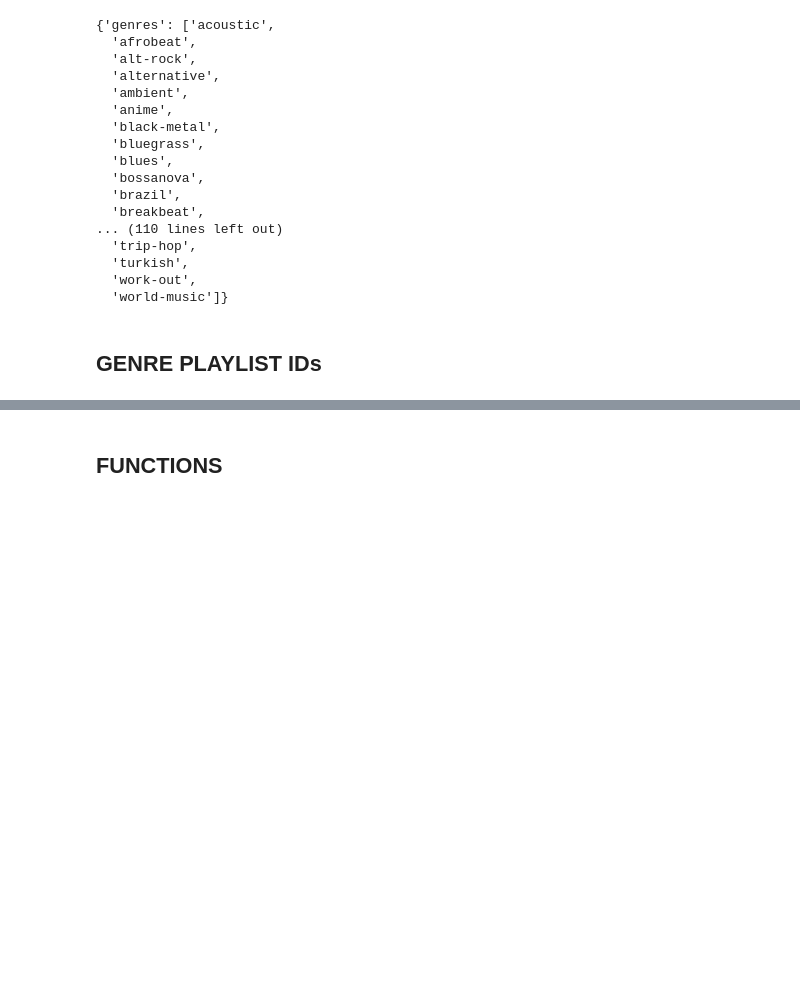
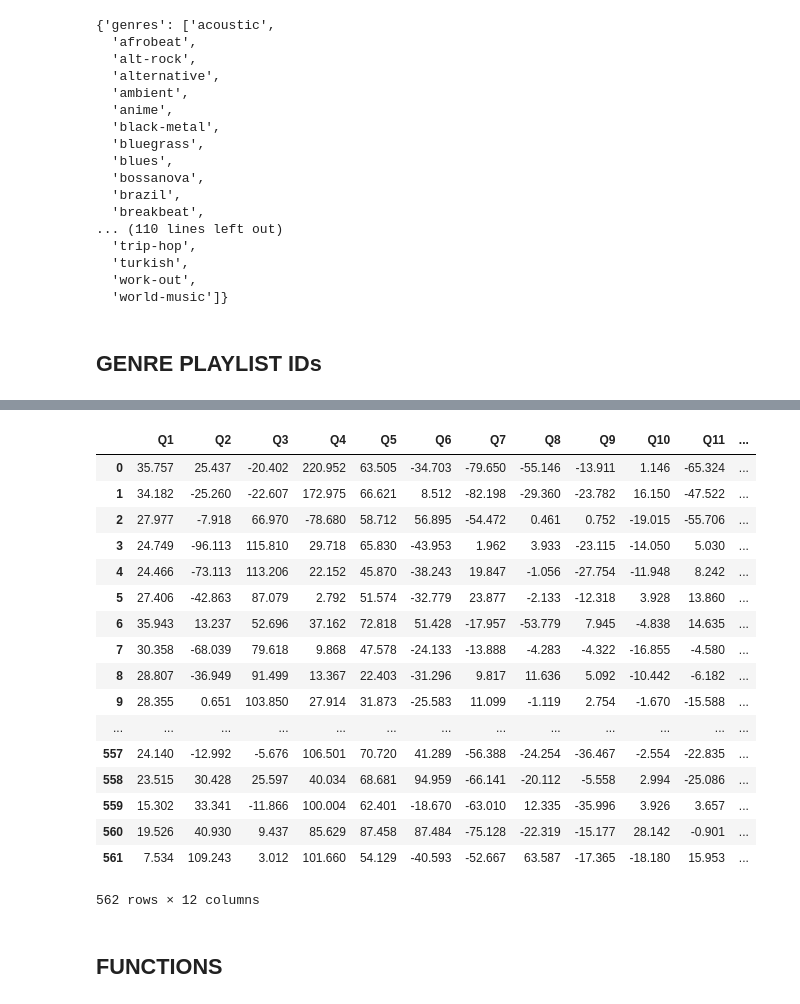
Before and after one commit to FinchMF/Classification_Models, a Jupyter notebook: spotify_api_calls.ipynb, the cells around one changed output, grey strips where cells are left out. Saved outputs shown, nothing was run; the diff lists cells and outputs as text; code cells hidden in the pictures; blank space fills up the shorter version.

```diff
--- a/spotify_api_calls.ipynb
+++ b/spotify_api_calls.ipynb
@@ -103,0 +106,2 @@ genres
+# %%
+r_15_a = requests.get('https://api.spotify.com/v1/audio-analysis/6u7jPi22kF8CTQ3rb9DHE7', headers=headers)
@@ -104,3 +216,26 @@ genres
+# %%
+timbre = pd.DataFrame(segments_t)
+timbre = timbre.rename({0:'Q1', 1:'Q2', 2:'Q3', 3:'Q4', 4:'Q5', 5: 'Q6', 6:'Q7', 7:'Q8', 8:'Q9', 9:'Q10', 10:'Q11', 11:'Q12'}, axis='columns')
+timbre
+# %% [output]
+|  | Q1 | Q2 | Q3 | Q4 | Q5 | Q6 | Q7 | Q8 | Q9 | Q10 | Q11 | ... |
+| 0 | 35.757 | 25.437 | -20.402 | 220.952 | 63.505 | -34.703 | -79.650 | -55.146 | -13.911 | 1.146 | -65.324 | ... |
+| 1 | 34.182 | -25.260 | -22.607 | 172.975 | 66.621 | 8.512 | -82.198 | -29.360 | -23.782 | 16.150 | -47.522 | ... |
+| 2 | 27.977 | -7.918 | 66.970 | -78.680 | 58.712 | 56.895 | -54.472 | 0.461 | 0.752 | -19.015 | -55.706 | ... |
+| 3 | 24.749 | -96.113 | 115.810 | 29.718 | 65.830 | -43.953 | 1.962 | 3.933 | -23.115 | -14.050 | 5.030 | ... |
+| 4 | 24.466 | -73.113 | 113.206 | 22.152 | 45.870 | -38.243 | 19.847 | -1.056 | -27.754 | -11.948 | 8.242 | ... |
+| 5 | 27.406 | -42.863 | 87.079 | 2.792 | 51.574 | -32.779 | 23.877 | -2.133 | -12.318 | 3.928 | 13.860 | ... |
+| 6 | 35.943 | 13.237 | 52.696 | 37.162 | 72.818 | 51.428 | -17.957 | -53.779 | 7.945 | -4.838 | 14.635 | ... |
+| 7 | 30.358 | -68.039 | 79.618 | 9.868 | 47.578 | -24.133 | -13.888 | -4.283 | -4.322 | -16.855 | -4.580 | ... |
+| 8 | 28.807 | -36.949 | 91.499 | 13.367 | 22.403 | -31.296 | 9.817 | 11.636 | 5.092 | -10.442 | -6.182 | ... |
+| 9 | 28.355 | 0.651 | 103.850 | 27.914 | 31.873 | -25.583 | 11.099 | -1.119 | 2.754 | -1.670 | -15.588 | ... |
+| ... | ... | ... | ... | ... | ... | ... | ... | ... | ... | ... | ... | ... |
+| 557 | 24.140 | -12.992 | -5.676 | 106.501 | 70.720 | 41.289 | -56.388 | -24.254 | -36.467 | -2.554 | -22.835 | ... |
+| 558 | 23.515 | 30.428 | 25.597 | 40.034 | 68.681 | 94.959 | -66.141 | -20.112 | -5.558 | 2.994 | -25.086 | ... |
+| 559 | 15.302 | 33.341 | -11.866 | 100.004 | 62.401 | -18.670 | -63.010 | 12.335 | -35.996 | 3.926 | 3.657 | ... |
+| 560 | 19.526 | 40.930 | 9.437 | 85.629 | 87.458 | 87.484 | -75.128 | -22.319 | -15.177 | 28.142 | -0.901 | ... |
+| 561 | 7.534 | 109.243 | 3.012 | 101.660 | 54.129 | -40.593 | -52.667 | 63.587 | -17.365 | -18.180 | 15.953 | ... |
+562 rows × 12 columns
 # %% [markdown]
 ## FUNCTIONS
 # %%
```
Also changed, not shown: parts of 53 cells of this notebook.
